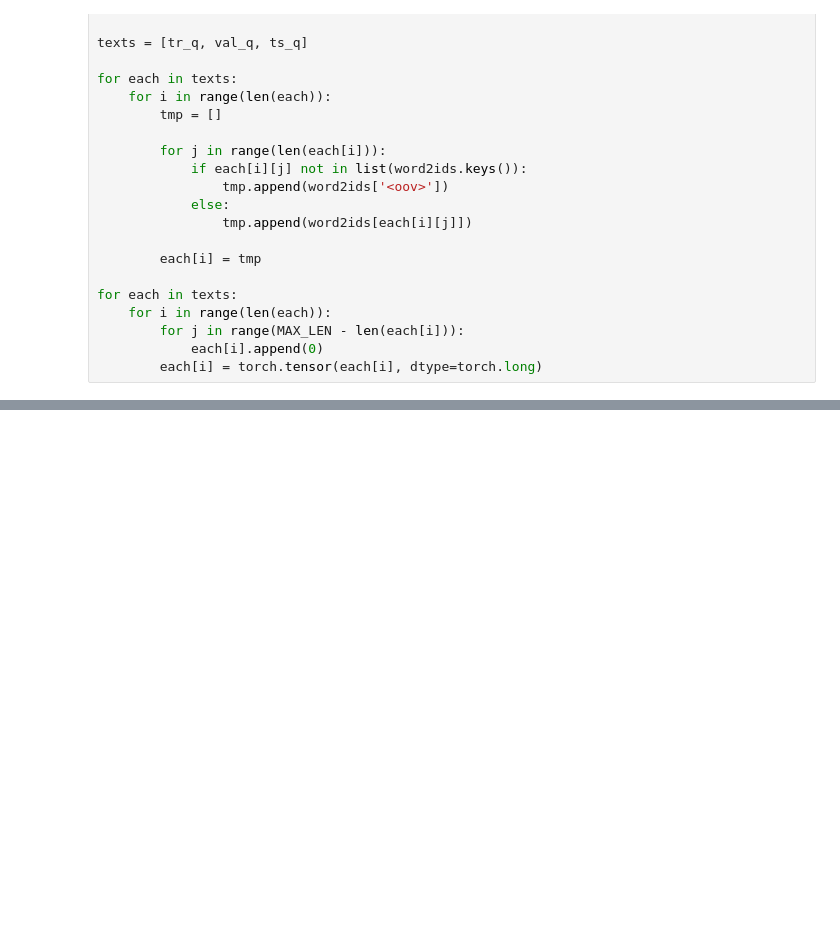
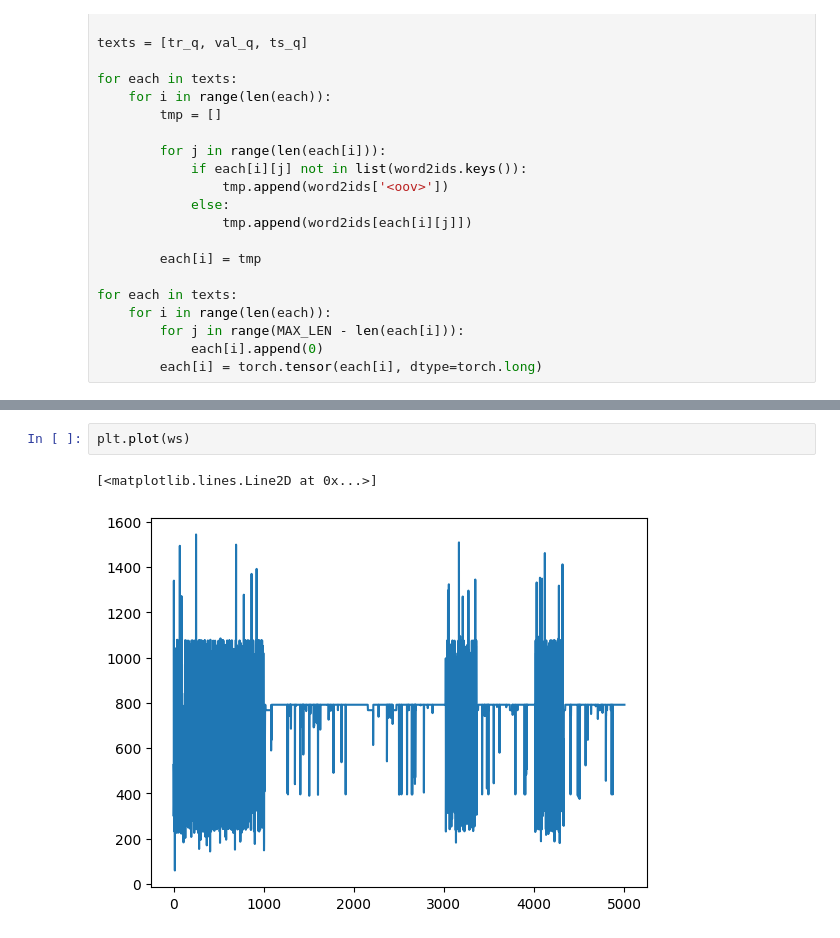
Before and after one commit to MohammadYs77/Explainable-Diabetic-Retinopathy-Detection-and-Retinal-Image-Generation, a Jupyter notebook: Code.ipynb, the cells around one changed output, grey strips where cells are left out. Saved outputs shown, nothing was run; the diff lists cells and outputs as text; blank space fills up the shorter version.

```diff
--- a/Code.ipynb
+++ b/Code.ipynb
@@ -310,0 +334,5 @@ torch.Size([2, 512])
+# %%
+plt.plot(ws)
+# %% [output]
+[<matplotlib.lines.Line2D at 0x...>]
+[figure, added]
```
Also changed, not shown: parts of 15 cells of this notebook.
